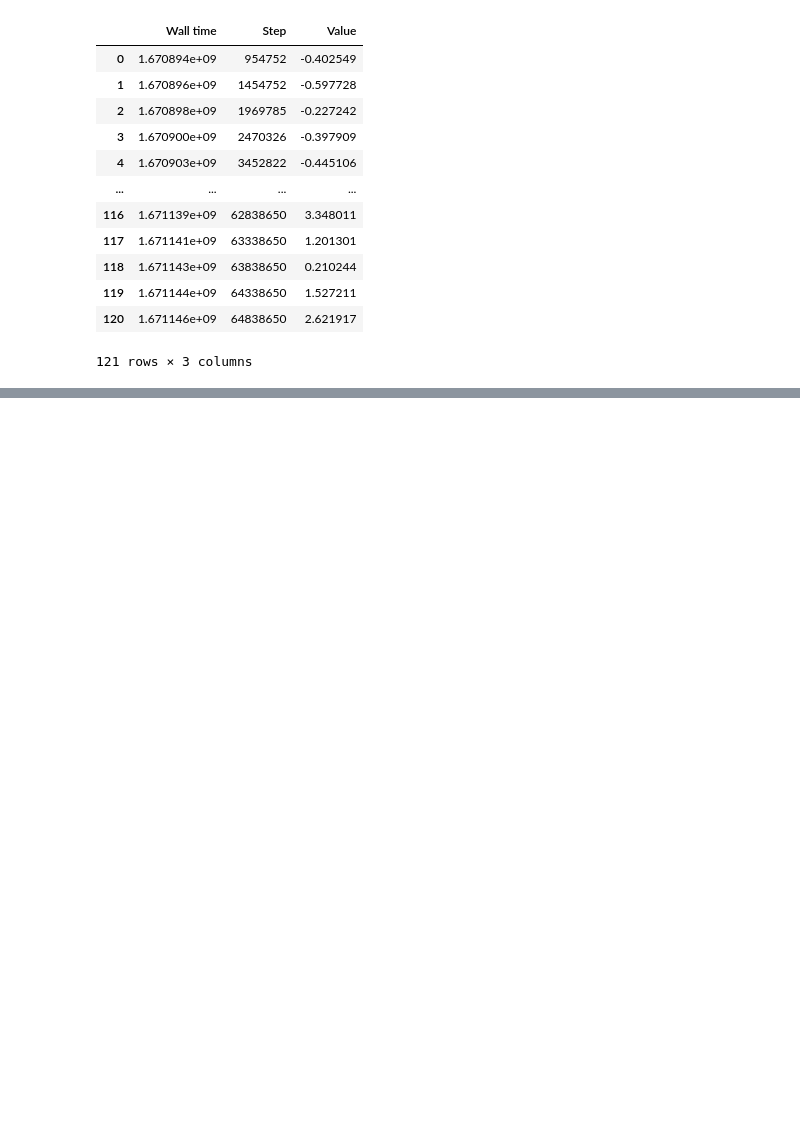
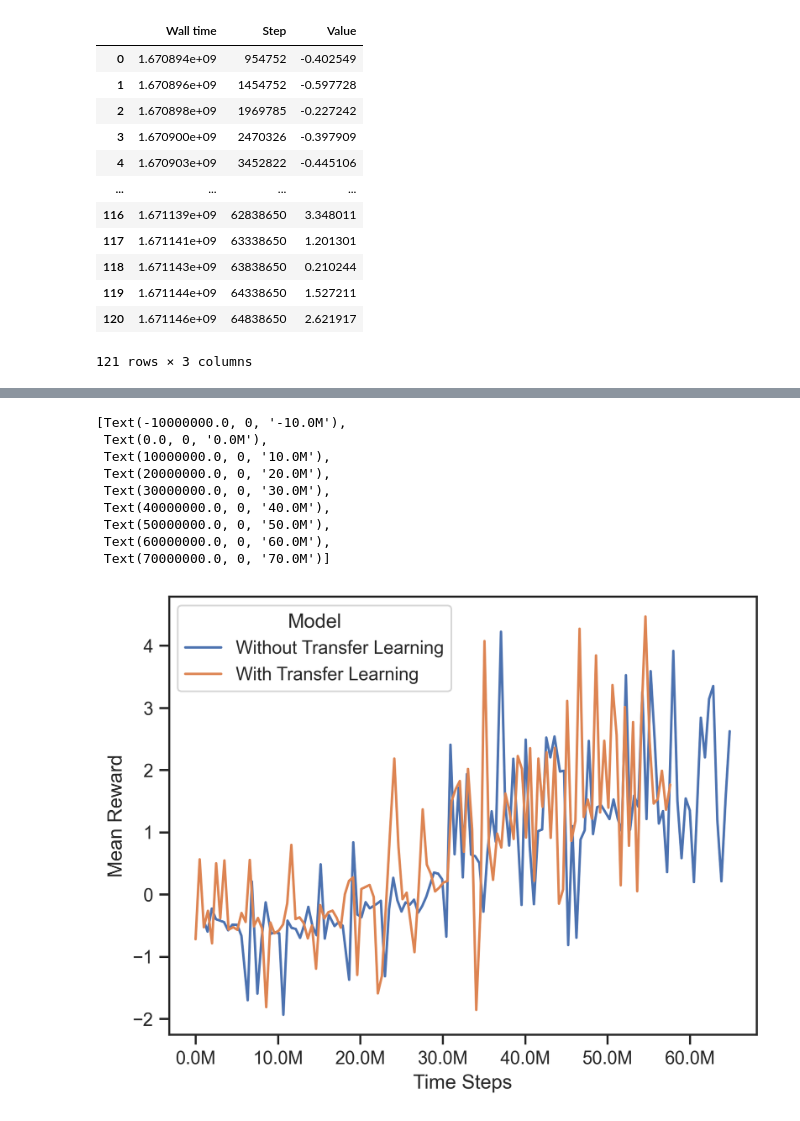
Before and after one commit to adamgpeters/COMP138Final, a Jupyter notebook: plots.ipynb, the cells around one changed output, grey strips where cells are left out. Drawn from its saved outputs; the diff is of its cells as text; code cells hidden in the pictures; blank space fills up the shorter version.

```diff
--- a/plots.ipynb
+++ b/plots.ipynb
@@ -122,5 +124,5 @@ g.set_xticklabels(xlabels)
 # %%
-no_transfer_df = pd.read_csv("../rewards_no_transfer.csv")
+no_transfer_df = pd.read_csv("./rewards_no_transfer.csv")
 no_transfer_df
 # %% [output]
 |  | Wall time | Step | Value |
@@ -136,3 +138,8 @@ no_transfer_df
 | 119 | 1.671144e+09 | 64338650 | 1.527211 |
 | 120 | 1.671146e+09 | 64838650 | 2.621917 |
 121 rows × 3 columns
+# %%
+# Add label to no_transfer_df
+no_transfer_labels = ["Without Transfer Learning" for _ in range(no_transfer_df.shape[0])]
+no_transfer_df.insert(3, "Model", no_transfer_labels)
+no_transfer_df
@@ -138,0 +160,7 @@ no_transfer_df
+# %%
+rewards_df_transfer_labels = rewards_df.iloc[97:].copy()
+rewards_df_transfer_labels.reset_index(drop=True, inplace=True)
+rewards_df_transfer_labels["Step"] = rewards_df_transfer_labels["Step"] - rewards_df_transfer_labels["Step"].iloc[0]
+transfer_labels = ["With Transfer Learning" for _ in range(rewards_df_transfer_labels.shape[0])]
+rewards_df_transfer_labels.insert(3, "Model", transfer_labels)
+rewards_df_transfer_labels
@@ -138,0 +181,3 @@ no_transfer_df
+# %%
+with_model_labels_df = pd.concat([no_transfer_df, rewards_df_transfer_labels], ignore_index=True)
+with_model_labels_df
@@ -138,0 +198,16 @@ no_transfer_df
+# %%
+g = sns.lineplot(data=with_model_labels_df, x="Step", y="Value", hue="Model")
+g.set(xlabel='Time Steps', ylabel='Mean Reward')
+xlabels = ['{:,.1f}'.format(x) + 'M' for x in g.get_xticks() / 1000000]
+g.set_xticklabels(xlabels)
+# %% [output]
+[Text(-10000000.0, 0, '-10.0M'),
+ Text(0.0, 0, '0.0M'),
+ Text(10000000.0, 0, '10.0M'),
+ Text(20000000.0, 0, '20.0M'),
+ Text(30000000.0, 0, '30.0M'),
+ Text(40000000.0, 0, '40.0M'),
+ Text(50000000.0, 0, '50.0M'),
+ Text(60000000.0, 0, '60.0M'),
+ Text(70000000.0, 0, '70.0M')]
+[figure, added]
```
Also changed, not shown: parts of 13 cells of this notebook, 12 other files.
